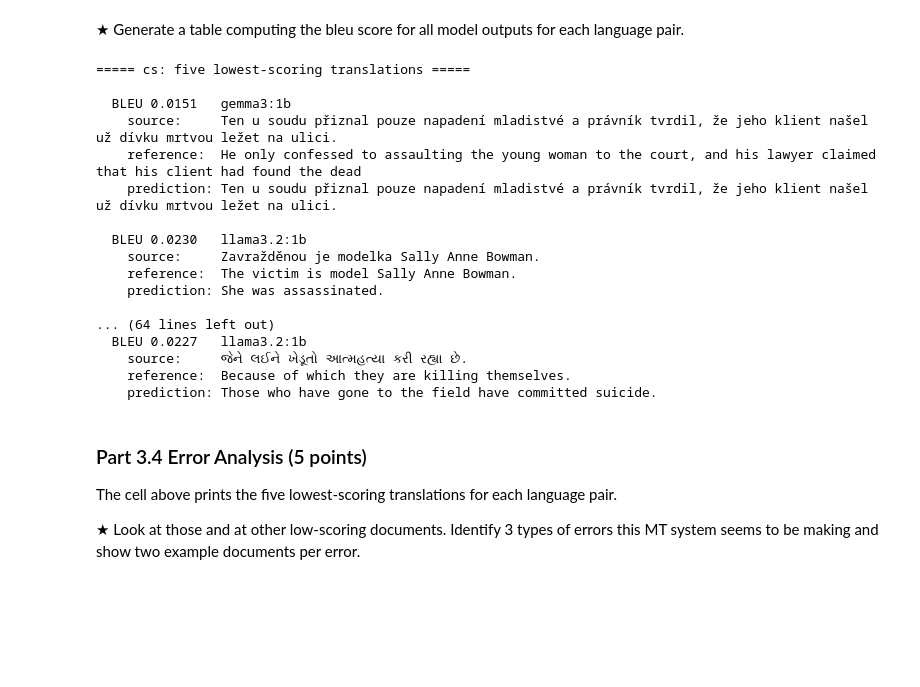
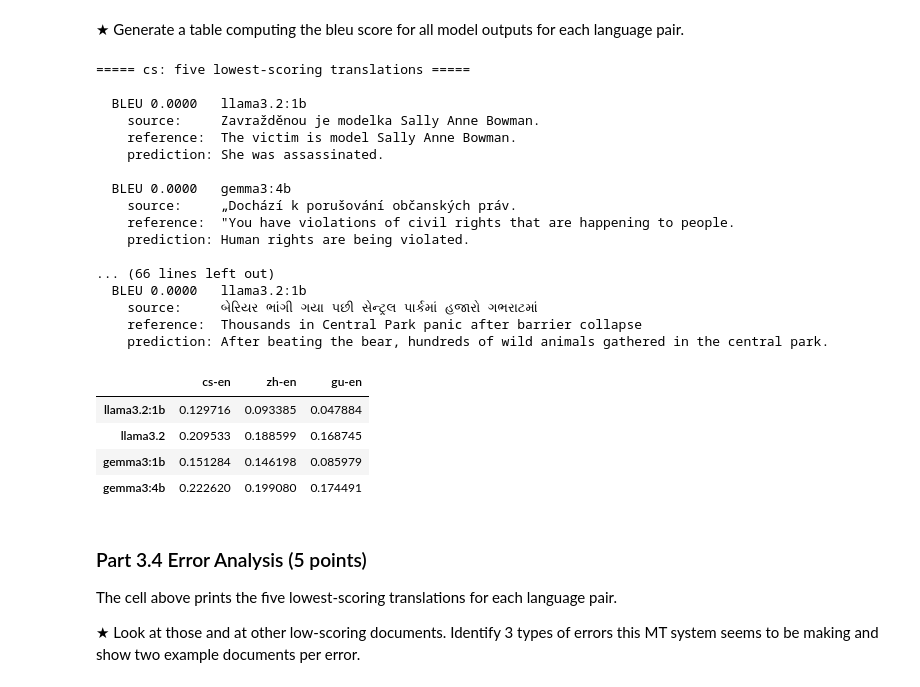
Before and after one commit to B03C9DED28E4/Audio-Tutorial-EECS183A-Fall-25, a Jupyter notebook: HW1.ipynb, the cells around one changed output. Cells and saved outputs as stored; diff of their text form; code cells hidden in the pictures; blank space fills up the shorter version.

```diff
--- a/HW1.ipynb
+++ b/HW1.ipynb
@@ -1286,7 +1286,7 @@ small constant (use `1e-7`) for any n-gram precision that comes out 0, so the
 scores stay comparable.
 # %%
 def bleu(pred, ref):
-    return np.mean([brev_pen(pred, ref)*np.ln(ng_prec(pred, ref, n)) for n in [1,2,3,4]])
+    return brev_pen(pred, ref)*np.exp(np.mean([np.log(max(ng_prec(pred, ref, n), 1e-7)) for n in [1,2,3,4]]))
 # %% [markdown]
 ★ Generate a table computing the bleu score for all model outputs for each language pair.
 # %%
@@ -1335,21 +1335,30 @@ for language, dataset, scores in [("cs", dataset_cs, bleu_scores_cs),
 # %% [output]
 ===== cs: five lowest-scoring translations =====
 
-  BLEU 0.0151   gemma3:1b
-    source:     Ten u soudu přiznal pouze napadení mladistvé a právník tvrdil, že jeho klient našel už dívku mrtvou ležet na ulici.
-    reference:  He only confessed to assaulting the young woman to the court, and his lawyer claimed that his client had found the dead
-    prediction: Ten u soudu přiznal pouze napadení mladistvé a právník tvrdil, že jeho klient našel už dívku mrtvou ležet na ulici.
-
-  BLEU 0.0230   llama3.2:1b
+  BLEU 0.0000   llama3.2:1b
     source:     Zavražděnou je modelka Sally Anne Bowman.
     reference:  The victim is model Sally Anne Bowman.
     prediction: She was assassinated.
 
-... (64 lines left out)
-  BLEU 0.0227   llama3.2:1b
-    source:     જેને લઈને ખેડૂતો આત્મહત્યા કરી રહ્યા છે.
-    reference:  Because of which they are killing themselves.
-    prediction: Those who have gone to the field have committed suicide.
+  BLEU 0.0000   gemma3:4b
+    source:     „Dochází k porušování občanských práv.
+    reference:  "You have violations of civil rights that are happening to people.
+    prediction: Human rights are being violated.
+
+... (66 lines left out)
+  BLEU 0.0000   llama3.2:1b
+    source:     બેરિયર ભાંગી ગયા પછી સેન્ટ્રલ પાર્કમાં હજારો ગભરાટમાં
+    reference:  Thousands in Central Park panic after barrier collapse
+    prediction: After beating the bear, hundreds of wild animals gathered in the central park.
+# %%
+bleudf=pd.DataFrame.from_dict({model:[np.mean(bleu_scores_cs[model]),np.mean(bleu_scores_zh[model]),np.mean(bleu_scores_gu[model])] for model in models},orient="index",columns=["cs-en","zh-en","gu-en"])
+bleudf
+# %% [output]
+|  | cs-en | zh-en | gu-en |
+| llama3.2:1b | 0.129716 | 0.093385 | 0.047884 |
+| llama3.2 | 0.209533 | 0.188599 | 0.168745 |
+| gemma3:1b | 0.151284 | 0.146198 | 0.085979 |
+| gemma3:4b | 0.222620 | 0.199080 | 0.174491 |
 # %% [markdown]
 ### Part 3.4 Error Analysis (5 points)
 
```
